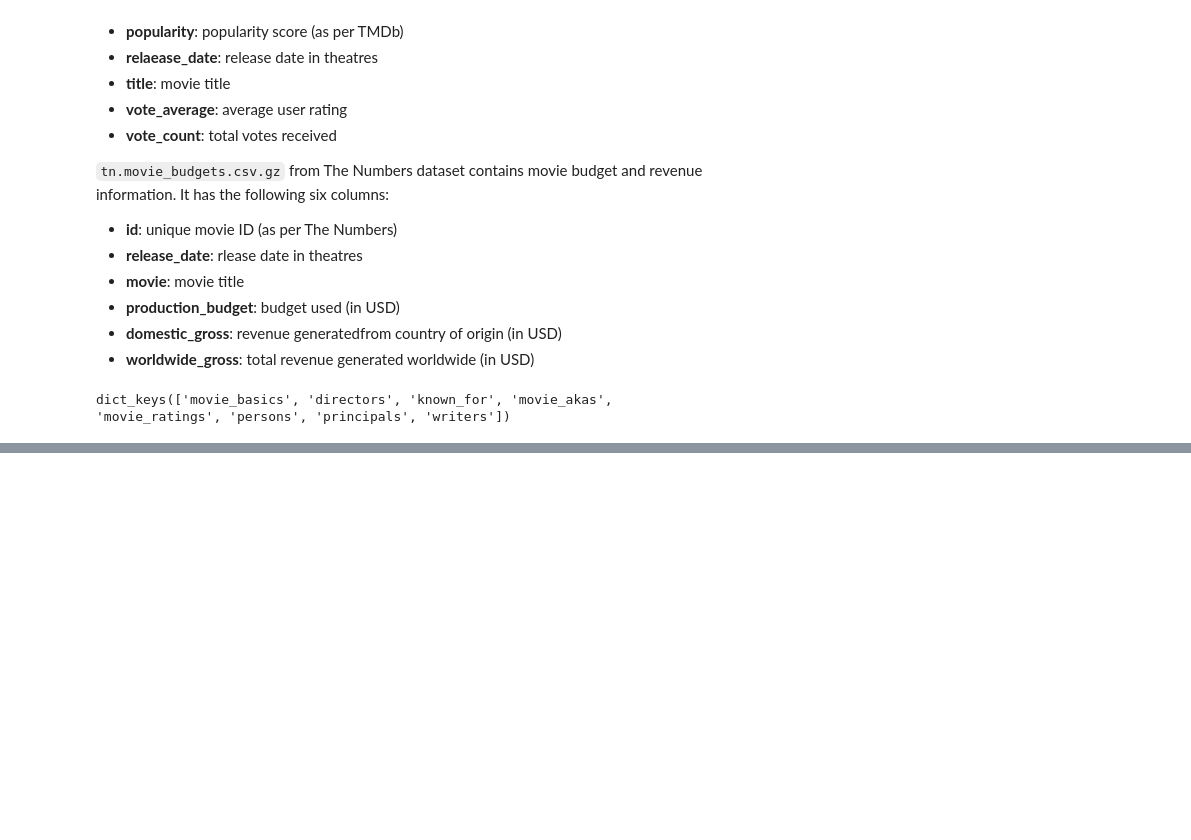
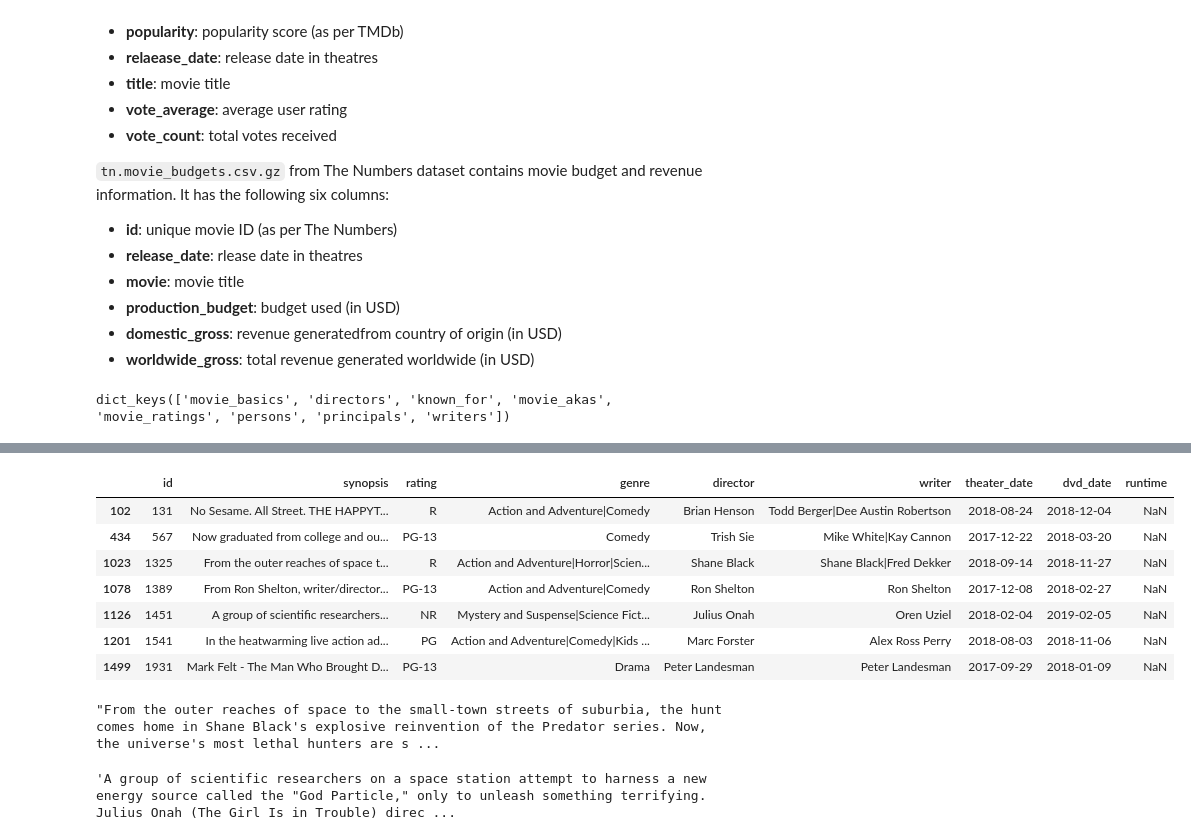
Before and after one commit to Arasirwa/Phase-2-project, a Jupyter notebook: notebooks/exploratory.ipynb, the cells around one changed output, grey strips where cells are left out. Cells and saved outputs as stored; diff of their text form; code cells hidden in the pictures; blank space fills up the shorter version.

```diff
--- a/notebooks/exploratory.ipynb
+++ b/notebooks/exploratory.ipynb
@@ -225,0 +281,3 @@ tn_budget = pd.read_csv(path_5)
+# %%
+#Drop the nulls in the theater date column
+rt_info1.dropna(subset=['theater_date'],inplace=True)
@@ -225,0 +316,13 @@ tn_budget = pd.read_csv(path_5)
+# %%
+#select the nulls and replace them with the actual runtime
+rows_runtime_null=rt_info1[rt_info1['runtime'].isna()]
+rows_runtime_null
+# %% [output]
+|  | id | synopsis | rating | genre | director | writer | theater_date | dvd_date | runtime |
+| 102 | 131 | No Sesame. All Street. THE HAPPYT... | R | Action and Adventure|Comedy | Brian Henson | Todd Berger|Dee Austin Robertson | 2018-08-24 | 2018-12-04 | NaN |
+| 434 | 567 | Now graduated from college and ou... | PG-13 | Comedy | Trish Sie | Mike White|Kay Cannon | 2017-12-22 | 2018-03-20 | NaN |
+| 1023 | 1325 | From the outer reaches of space t... | R | Action and Adventure|Horror|Scien... | Shane Black | Shane Black|Fred Dekker | 2018-09-14 | 2018-11-27 | NaN |
+| 1078 | 1389 | From Ron Shelton, writer/director... | PG-13 | Action and Adventure|Comedy | Ron Shelton | Ron Shelton | 2017-12-08 | 2018-02-27 | NaN |
+| 1126 | 1451 | A group of scientific researchers... | NR | Mystery and Suspense|Science Fict... | Julius Onah | Oren Uziel | 2018-02-04 | 2019-02-05 | NaN |
+| 1201 | 1541 | In the heatwarming live action ad... | PG | Action and Adventure|Comedy|Kids ... | Marc Forster | Alex Ross Perry | 2018-08-03 | 2018-11-06 | NaN |
+| 1499 | 1931 | Mark Felt - The Man Who Brought D... | PG-13 | Drama | Peter Landesman | Peter Landesman | 2017-09-29 | 2018-01-09 | NaN |
@@ -225,0 +338,12 @@ tn_budget = pd.read_csv(path_5)
+# %%
+#get full movie synopsis
+movie1325=rt_info1.loc[rt_info1['id']==1325, 'synopsis'].iloc[0]
+movie1325
+# %% [output]
+"From the outer reaches of space to the small-town streets of suburbia, the hunt comes home in Shane Black's explosive reinvention of the Predator series. Now, the universe's most lethal hunters are s ...
+# %%
+#get full movie synopsis
+movie1451=rt_info1.loc[rt_info1['id']==1451, 'synopsis'].iloc[0]
+movie1451
+# %% [output]
+'A group of scientific researchers on a space station attempt to harness a new energy source called the "God Particle," only to unleash something terrifying. Julius Onah (The Girl Is in Trouble) direc ...
```
Also changed, not shown: parts of 16 cells of this notebook.
